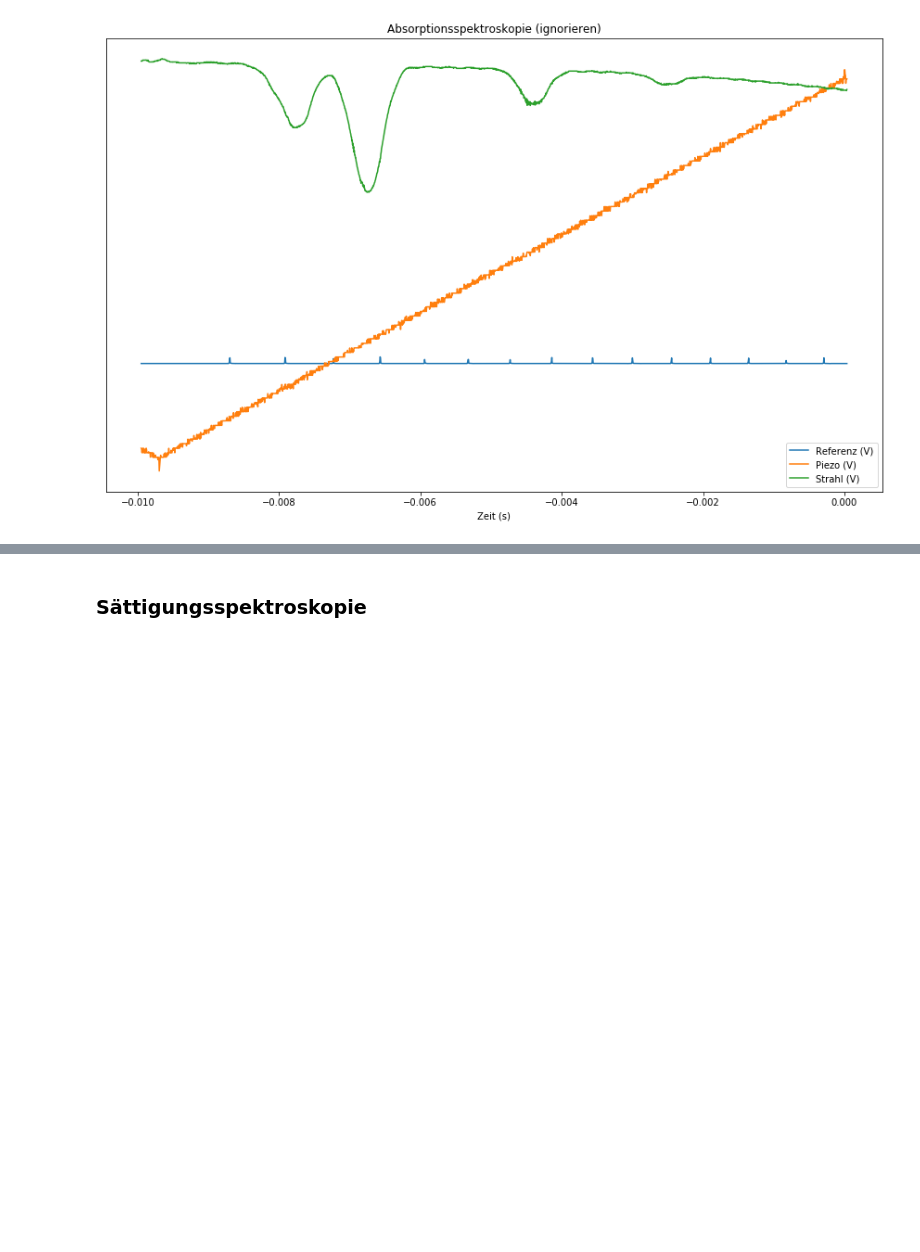
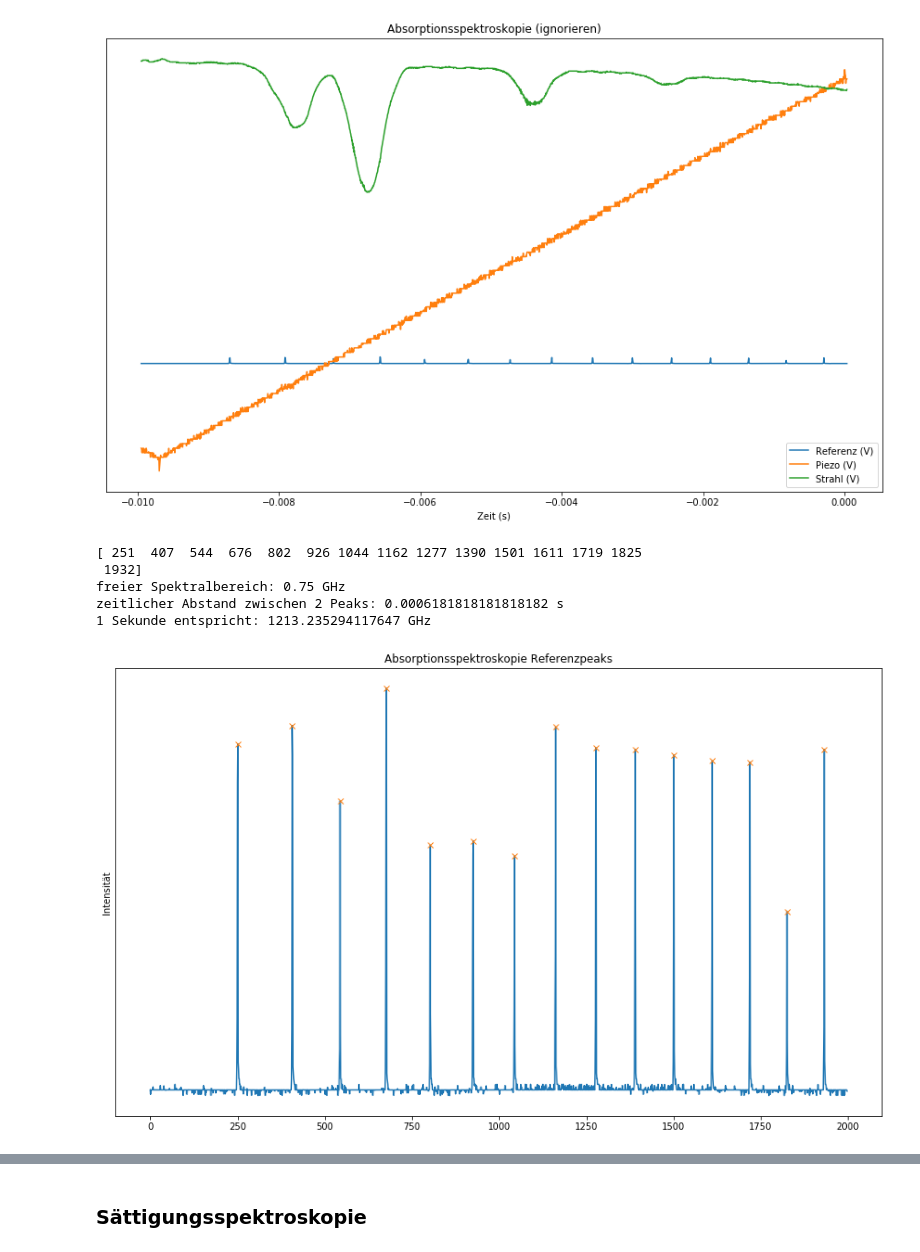
Before and after one commit to oliverschackmann/Laserspektroskopie, a Jupyter notebook: Laserspektroskopie.ipynb, the cells around one changed output, grey strips where cells are left out. Drawn from its saved outputs; the diff is of its cells as text; code cells hidden in the pictures; blank space fills up the shorter version.

```diff
--- a/Laserspektroskopie.ipynb
+++ b/Laserspektroskopie.ipynb
@@ -44,3 +44,33 @@ plt.title("Absorptionsspektroskopie (ignorieren)")
 # %% [output]
 Text(0.5, 1.0, 'Absorptionsspektroskopie (ignorieren)')
 [figure]
+# %%
+absref14 = abs_df["Referenz (V)"]
+absrefpeaks14, _ = find_peaks(absref14, height=0.2, distance=100)
+plt.figure(figsize=(15,9))
+plt.plot(absref14)
+plt.plot(absrefpeaks14, absref14[absrefpeaks14], "x")
+plt.title("Absorptionsspektroskopie Referenzpeaks")
+plt.ylabel("Intensität")
+plt.yticks([])
+print(absrefpeaks14)
+
+# vergangene Zeit zwischen zwei Maxima
+absdelta_t14 = (abs(abs_df.iloc[absrefpeaks14[0],0]) - abs(abs_df.iloc[absrefpeaks14[11],0]))/11
+
+# Skala berechnen: freier Spektralbereich ny=c/4d
+ny_fsr = 3*10**8/(4*0.1)/(10**9) #in GHz
+print("freier Spektralbereich:", ny_fsr, "GHz")
+print("zeitlicher Abstand zwischen 2 Peaks:", absdelta_t14, "s")
+
+# Abstand der Zeit entspricht Abstand der Frequenzen: absdelta_t14 entsprechen 0,75 GHz
+print("1 Sekunde entspricht:", ny_fsr/absdelta_t14, "GHz")
+
+plt.savefig("Absorption Referenzpeaks.pdf", bbox_inches="tight")
+# %% [output]
+[ 251  407  544  676  802  926 1044 1162 1277 1390 1501 1611 1719 1825
+ 1932]
+freier Spektralbereich: 0.75 GHz
+zeitlicher Abstand zwischen 2 Peaks: 0.0006181818181818182 s
+1 Sekunde entspricht: 1213.235294117647 GHz
+[figure, added]
```
Also changed, not shown: parts of 5 cells of this notebook.
